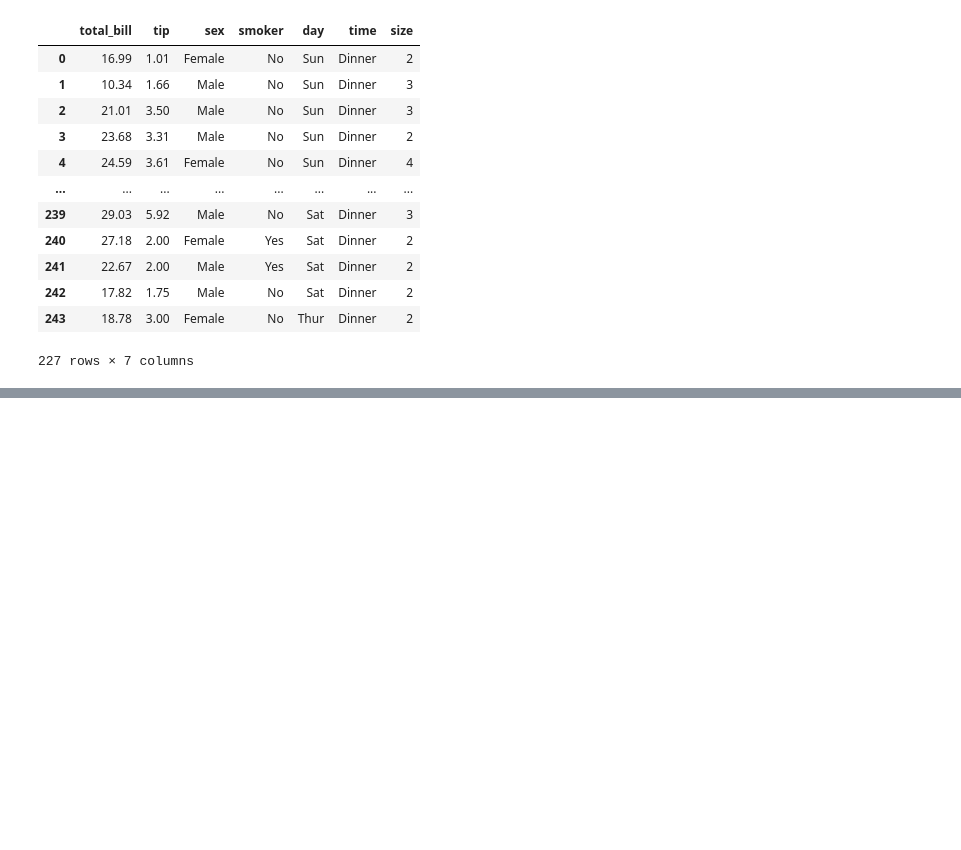
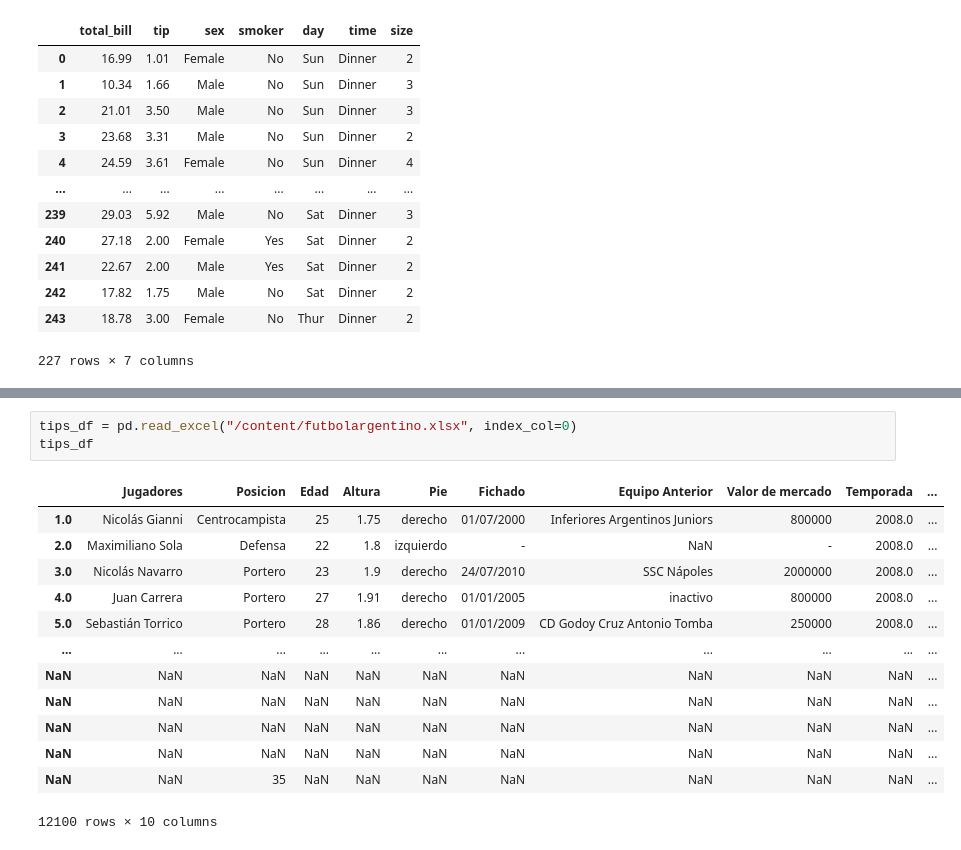
Before and after one commit to wilmanAQ/Inteligencia_Artificial, a Jupyter notebook: Clase_segundo_corte_panda_IA.ipynb, the cells around one changed output, grey strips where cells are left out. Saved outputs shown, nothing was run; the diff lists cells and outputs as text; blank space fills up the shorter version.

```diff
--- a/Clase_segundo_corte_panda_IA.ipynb
+++ b/Clase_segundo_corte_panda_IA.ipynb
@@ -449,0 +531,17 @@ tips[tips["total_bill"] > 10]
+# %%
+tips_df = pd.read_excel("/content/futbolargentino.xlsx", index_col=0)
+tips_df
+# %% [output]
+|  | Jugadores | Posicion | Edad | Altura | Pie | Fichado | Equipo Anterior | Valor de mercado | Temporada | ... |
+| 1.0 | Nicolás Gianni | Centrocampista | 25 | 1.75 | derecho | 01/07/2000 | Inferiores Argentinos Juniors | 800000 | 2008.0 | ... |
+| 2.0 | Maximiliano Sola | Defensa | 22 | 1.8 | izquierdo | - | NaN | - | 2008.0 | ... |
+| 3.0 | Nicolás Navarro | Portero | 23 | 1.9 | derecho | 24/07/2010 | SSC Nápoles | 2000000 | 2008.0 | ... |
+| 4.0 | Juan Carrera | Portero | 27 | 1.91 | derecho | 01/01/2005 | inactivo | 800000 | 2008.0 | ... |
+| 5.0 | Sebastián Torrico | Portero | 28 | 1.86 | derecho | 01/01/2009 | CD Godoy Cruz Antonio Tomba | 250000 | 2008.0 | ... |
+| ... | ... | ... | ... | ... | ... | ... | ... | ... | ... | ... |
+| NaN | NaN | NaN | NaN | NaN | NaN | NaN | NaN | NaN | NaN | ... |
+| NaN | NaN | NaN | NaN | NaN | NaN | NaN | NaN | NaN | NaN | ... |
+| NaN | NaN | NaN | NaN | NaN | NaN | NaN | NaN | NaN | NaN | ... |
+| NaN | NaN | NaN | NaN | NaN | NaN | NaN | NaN | NaN | NaN | ... |
+| NaN | NaN | 35 | NaN | NaN | NaN | NaN | NaN | NaN | NaN | ... |
+12100 rows × 10 columns
```
Also changed, not shown: parts of 5 cells of this notebook.
